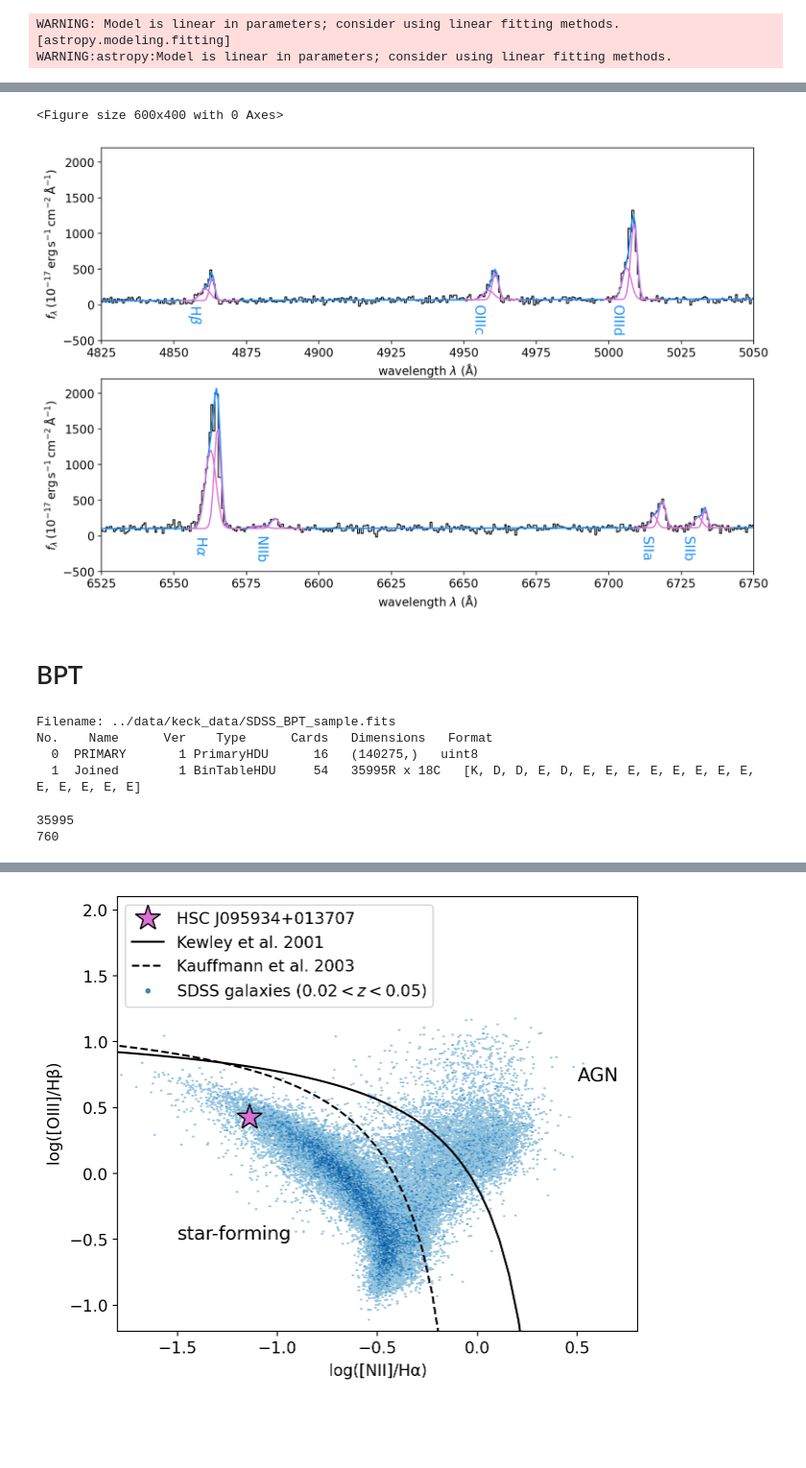
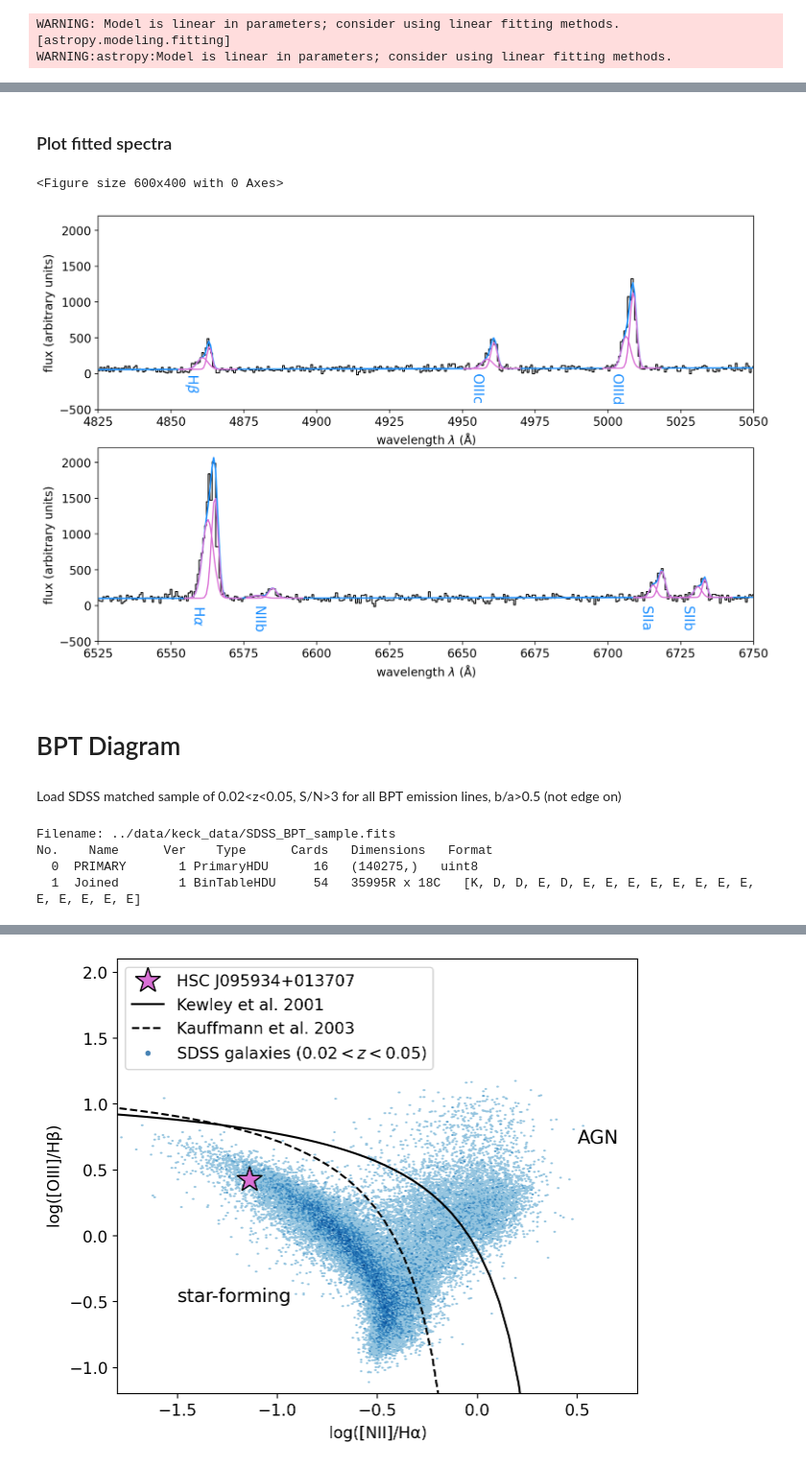
Before and after one commit to kstoreyf/anomalies-GAN-HSC, a Jupyter notebook: notebooks/plots_bluedot_2021-04-06.ipynb, the cells around one changed output, grey strips where cells are left out. Shown at 96% size. Saved outputs shown, nothing was run; the diff lists cells and outputs as text; code cells hidden in the pictures; blank space fills up the shorter version.

```diff
--- a/notebooks/plots_bluedot_2021-04-06.ipynb
+++ b/notebooks/plots_bluedot_2021-04-06.ipynb
@@ -73,8 +77,7 @@ z=0.03221
 wave = w*u.AA / (1+z)
 wave_mask = wave>4750*u.AA
 wave = wave[wave_mask]
-flux = f*10**-17 * u.Unit('erg cm-2 s-1 AA-1') #??
-flux = flux[wave_mask]
+flux = u.Quantity(f[wave_mask]) # flux has unknown dimensions, but we still need to make it a quantity
 spec_norm = Spectrum1D(spectral_axis=wave, flux=flux, redshift=z)
 # %%
 plt.plot(spec_norm.wavelength, spec_norm.flux)
@@ -118,7 +127,7 @@ def double_gaussian_fit(spec, line_name, amp0, mean0, std0, amp1, mean1, std1, s
     plt.plot(spec.wavelength, spec.flux, color='k')
     plt.plot(spec.wavelength, y_fit, color='steelblue')
     plt.plot(spec.wavelength, y1_fit, color='orchid', ls='-')
-    plt.plot(spec.wavelength, y2_fit, color='orchid', ls='-')
+    plt.plot(spec.wavelength, y2_fit, color='maroon', ls='-')
 
     xmin, xmax = line_dict[line_name]-20, line_dict[line_name]+20
     plt.xlim(xmin, xmax)
@@ -357,6 +305,8 @@ plt.savefig(f'{plot_dir}/spectra.png', bbox_inches='tight')
+# %% [markdown]
+### Plot fitted spectra
 # %%
 def plot_spectrum_zoom(ax, xmin, xmax):
-    ax.step(spec_norm.wavelength, spec_norm.flux/1e-17, color='black', lw=1.0)
+    ax.step(spec_norm.wavelength, spec_norm.flux, color='black', lw=1.0)
 
     y_fit_total = np.zeros(len(y_fit_continuum))
     for line in fit_dict:
@@ -371,8 +321,9 @@ def plot_spectrum_zoom(ax, xmin, xmax):
         continuum_inregion = y_fit_continuum.value[region_mask]
         y_fit_g1 = g1(wavelength_inregion)
         y_fit_g2 = g2(wavelength_inregion)
-        y_fit_g1_norm = continuum_inregion*(y_fit_g1 + 1)/1e-17
-        y_fit_g2_norm = continuum_inregion*(y_fit_g2 + 1)/1e-17
+        # un-normalize the fits to compare with original spectrum
+        y_fit_g1_norm = continuum_inregion*(y_fit_g1 + 1)
+        y_fit_g2_norm = continuum_inregion*(y_fit_g2 + 1)
         ax.plot(wavelength_inregion, y_fit_g1_norm, color='orchid', lw=1.3, zorder=1000)
         ax.plot(wavelength_inregion, y_fit_g2_norm, color='orchid', lw=1.3, zorder=1000)
 
@@ -384,34 +335,36 @@ def plot_spectrum_zoom(ax, xmin, xmax):
 
     y_fit_total = y_fit_continuum.value*(y_fit_total + 1)
 
-    ax.plot(spec_norm.wavelength, y_fit_total/1e-17, color='dodgerblue', lw=1.5)
+    ax.plot(spec_norm.wavelength, y_fit_total, color='dodgerblue', lw=1.5)
     ax.set_xlim(xmin, xmax)
 # %%
 plt.figure()
 fig, axarr = plt.subplots(2, 1, figsize=(12,8))
 ax0, ax1 = axarr
 
 plot_spectrum_zoom(ax0, 4825, 5050)
 plot_spectrum_zoom(ax1, 6525, 6750)
 
 # all labels
 xlabel = r'wavelength $\lambda$ ($\mathrm{\AA}$)'
 ax0.set_xlabel(xlabel)
 ax1.set_xlabel(xlabel)
-ylabel = r'$f_\lambda \: (10^{-17} \, \mathrm{erg} \, \mathrm{s}^{-1} \, \mathrm{cm}^{-2} \, \mathrm{\AA}^{-1})$'
+ylabel = r'flux (arbitrary units)'
 ax0.set_ylabel(ylabel)
 ax1.set_ylabel(ylabel)
 
 ylim = (-500, 2200)
 ax0.set_ylim(ylim)
 ax1.set_ylim(ylim)
 
 plt.savefig(f'{plot_dir}/spectra.png', bbox_inches='tight')
 # %% [output]
 <Figure size 600x400 with 0 Axes>
-[figure, old version]
+[figure, new version]
 # %% [markdown]
-# BPT
+# BPT Diagram
+# %% [markdown]
+Load SDSS matched sample of 0.02<z<0.05, S/N>3 for all BPT emission lines, b/a>0.5 (not edge on)
 # %%
 hdul_sdss = fits.open('../data/keck_data/SDSS_BPT_sample.fits')
 # %%
@@ -423,10 +376,3 @@ Filename: ../data/keck_data/SDSS_BPT_sample.fits
 No.    Name      Ver    Type      Cards   Dimensions   Format
   0  PRIMARY       1 PrimaryHDU      16   (140275,)   uint8
   1  Joined        1 BinTableHDU     54   35995R x 18C   [K, D, D, E, D, E, E, E, E, E, E, E, E, E, E, E, E, E]
-# %%
-print(len(data_sdss))
-print(len(np.where(data_sdss['MASS']==-1)[0]))
-data_sdss = data_sdss[data_sdss['MASS']!=-1]
-# %% [output]
-35995
-760
```
Also changed, not shown: parts of 37 cells of this notebook.
